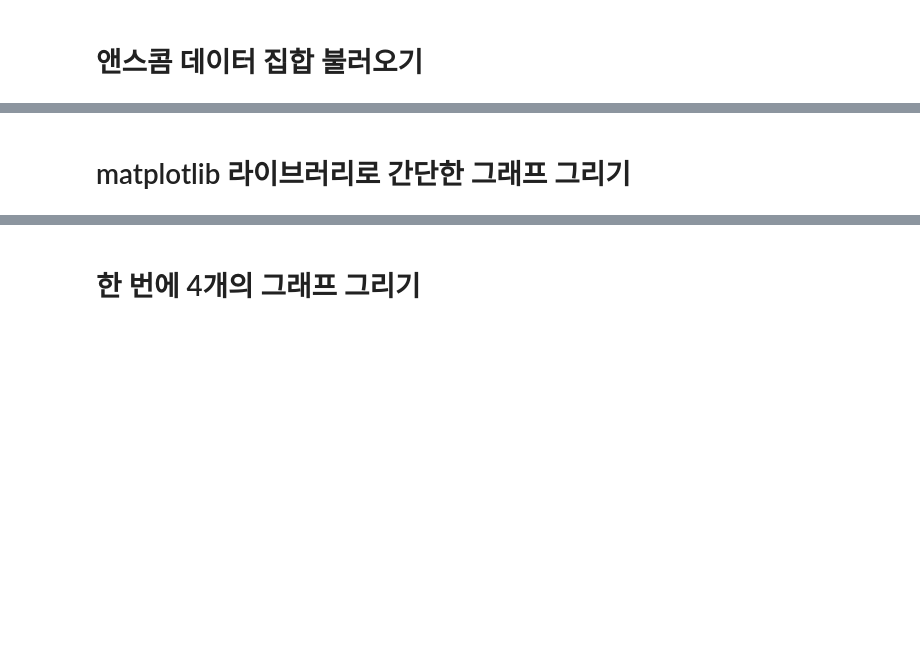
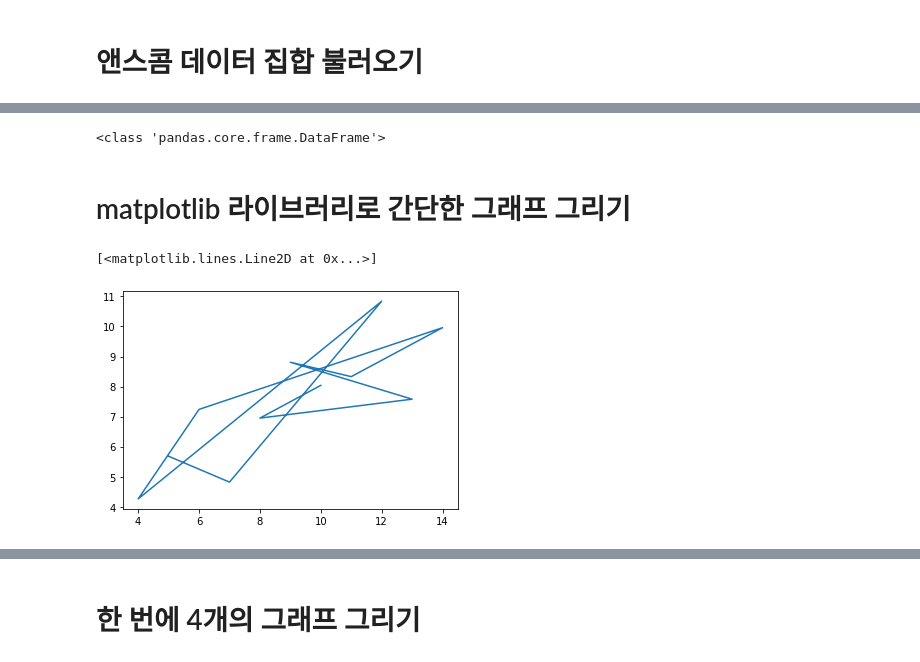
Before and after one commit to diligejy/PythonData, a Jupyter notebook: doit_pandas/notebook/04_practice.ipynb, the cells around one changed output, grey strips where cells are left out. Drawn from its saved outputs; the diff is of its cells as text; code cells hidden in the pictures; blank space fills up the shorter version.

```diff
--- a/doit_pandas/notebook/04_practice.ipynb
+++ b/doit_pandas/notebook/04_practice.ipynb
@@ -2,0 +5,3 @@
+# %%
+anscombe = sns.load_dataset('anscombe')
+print(anscombe)
@@ -2,0 +26,4 @@
+# %%
+print(type(anscombe))
+# %% [output]
+<class 'pandas.core.frame.DataFrame'>
@@ -3,2 +33,9 @@
+# %%
+dataset_1 = anscombe[anscombe['dataset'] == 'I']
 # %% [markdown]
 # matplotlib 라이브러리로 간단한 그래프 그리기
+# %%
+plt.plot(dataset_1['x'], dataset_1['y'])
+# %% [output]
+[<matplotlib.lines.Line2D at 0x...>]
+[figure, added]
```
Also changed, not shown: parts of 14 cells of this notebook.
